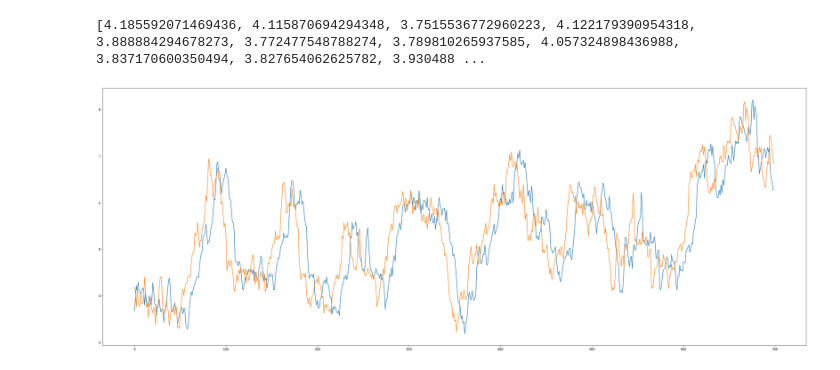
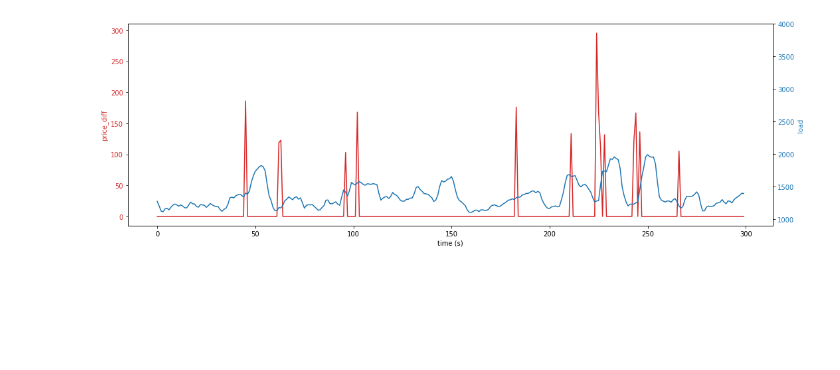
Before and after one commit to evgenstf/market_load_prediction, a Jupyter notebook: load_prediction/research.ipynb, the cells around one changed output. Saved outputs shown, nothing was run; the diff lists cells and outputs as text; code cells hidden in the pictures; blank space fills up the shorter version.

```diff
--- a/load_prediction/research.ipynb
+++ b/load_prediction/research.ipynb
@@ -66,3 +102,37 @@ plt.show()
+# %%
+prices_diff = []
+
+for i in range(len(prices) - 1):
+    diff = abs(prices[i + 1] - prices[i])
+    if diff > 100:
+        prices_diff.append(diff)
+    else:
+        prices_diff.append(0)
+
+fig, ax1 = plt.subplots()
+
+color = 'tab:red'
+ax1.set_xlabel('time (s)')
+ax1.set_ylabel('price_diff', color=color)
+ax1.plot(prices_diff[200:500], color=color)
+ax1.tick_params(axis='y', labelcolor=color)
+
+ax2 = ax1.twinx()  # instantiate a second axes that shares the same x-axis
+
+color = 'tab:blue'
+ax2.set_ylabel('load', color=color)  # we already handled the x-label with ax1
+ax2.plot(loads[200:500], color=color)
+#ax2.plot(buffer_size[200:500], color='tab:orange')
+ax2.set_ylim([900, 4000])
+ax2.tick_params(axis='y', labelcolor=color)
+
+
+fig.tight_layout()  # otherwise the right y-label is slightly clipped
+
+plt.rcParams["figure.figsize"] = (15, 5)
+plt.show()
+# %% [output]
+[figure, added]
 # %%
 # AR example
 from statsmodels.tsa.arima_model import ARMA
@@ -71,22 +141,8 @@ def predict_next_load_level(history):
     model = ARMA(history, order=(2, 0, 0))
     model_fit = model.fit(disp=False)
 
-    return model_fit.predict(10, 10)[-1]
+    return model_fit.predict(5, 5)[-1]
 
-predicted_load = []
-for i in range(0, len(rolling_mean[:800]) - 100):
-    predicted_load.append(predict_next_load_level(rolling_mean[i:min(len(rolling_mean), i + 100)]))
-
-print(predicted_load)
+predicted_diff = []
+for i in range(200, 520):
+    predicted_diff.append(max(predict_next_load_level(prices_diff[max(0, i - 25):i]), 0))
-# %% [output]
-[4.185592071469436, 4.115870694294348, 3.7515536772960223, 4.122179390954318, 3.888884294678273, 3.772477548788274, 3.789810265937585, 4.057324898436988, 3.837170600350494, 3.827654062625782, 3.930488 ...
-# %%
-import matplotlib.pyplot as plt
-
-plt.plot(rolling_mean[:700])
-plt.plot(predicted_load[:700])
-import matplotlib.pyplot as plt
-plt.rcParams["figure.figsize"] = (40, 15)
-plt.show()
-# %% [output]
-[figure, removed]
```
Also changed, not shown: parts of 13 cells of this notebook, 49 other files.
